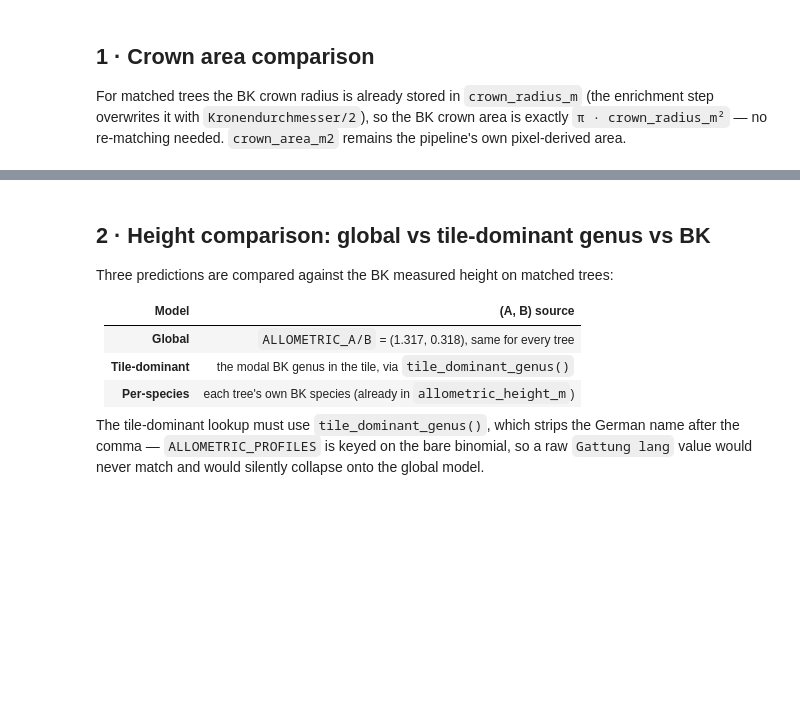
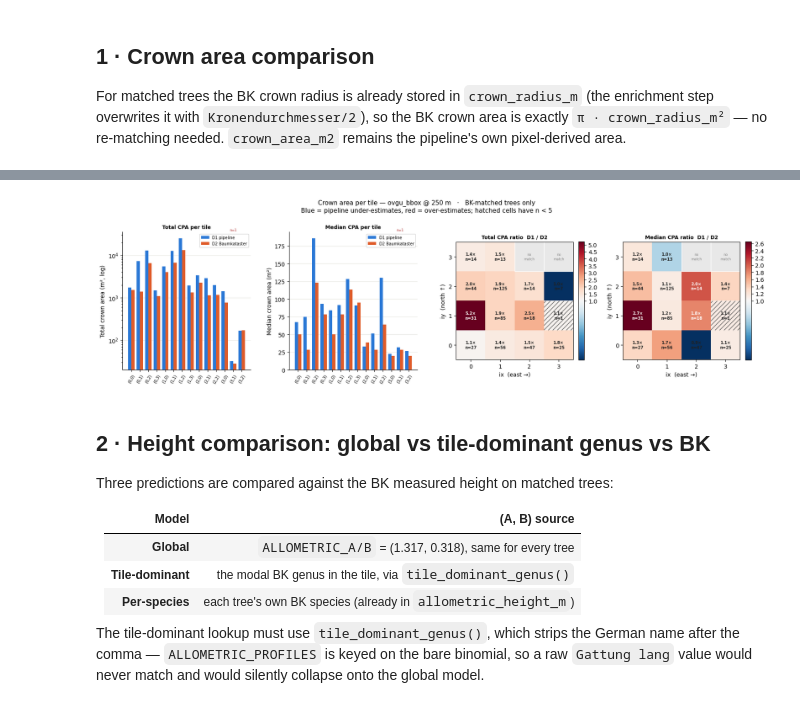
Before and after one commit to KumarJonnala/urban-shadow-analysis, a Jupyter notebook: test_notebooks/validation.ipynb, the cells around one changed output, grey strips where cells are left out. Cells and saved outputs as stored; diff of their text form; code cells hidden in the pictures; blank space fills up the shorter version.

```diff
--- a/test_notebooks/validation.ipynb
+++ b/test_notebooks/validation.ipynb
@@ -366,0 +523,90 @@ plt.show()
+# %%
+tdf = (matched.groupby("tile")
+       .agg(n=("crown_area_m2", "size"),
+            d1_total=("crown_area_m2", "sum"),   d1_median=("crown_area_m2", "median"),
+            d2_total=("bk_crown_area_m2", "sum"), d2_median=("bk_crown_area_m2", "median"))
+       .reindex(sorted(tile_geom)))          # every tile, even those with no matches
+tdf["total_ratio"]  = tdf["d1_total"]  / tdf["d2_total"]
+tdf["median_ratio"] = tdf["d1_median"] / tdf["d2_median"]
+tdf["n"] = tdf["n"].fillna(0).astype(int)
+
+disp = tdf.copy()
+disp.index = [f"({x},{y})" for x, y in disp.index]
+print("Crown area per tile — BK-matched trees only")
+print(disp.to_string(float_format=lambda v: f"{v:,.1f}", na_rep="—"))
+print(f"\nTiles with matches: {(tdf['n'] > 0).sum()} of {len(tdf)}   "
+      f"below n={MIN_N_TILE}: {((tdf['n'] > 0) & (tdf['n'] < MIN_N_TILE)).sum()}")
+print(f"Column totals — D1 {tdf['d1_total'].sum():,.0f} m²   D2 {tdf['d2_total'].sum():,.0f} m²   "
+      f"(matches the headline {d1_m.sum():,.0f} / {d2_m.sum():,.0f})")
+
+# ---------------------------------------------------------------- figure
+from matplotlib.colors import TwoSlopeNorm
+
+have = tdf[tdf["n"] > 0]
+labels = [f"({x},{y})" for x, y in have.index]
+x = np.arange(len(have)); w = 0.38
+
+fig, axes = plt.subplots(1, 4, figsize=(20, 4.4), gridspec_kw={"wspace": 0.30})
+
+# Panel 1 — total CPA per tile (log: spans 32 m² to 26,400 m²)
+axes[0].bar(x - w/2, have["d1_total"], w, color=C1, label="D1 pipeline")
+axes[0].bar(x + w/2, have["d2_total"], w, color=C2, label="D2 Baumkataster")
+axes[0].set_yscale("log")
+axes[0].set_xticks(x); axes[0].set_xticklabels(labels, rotation=60, fontsize=7)
+axes[0].set_ylabel("Total crown area (m², log)")
+axes[0].set_title("Total CPA per tile", fontsize=9, fontweight="bold")
+axes[0].legend(fontsize=7)
+
+# Panel 2 — median CPA per tile
+axes[1].bar(x - w/2, have["d1_median"], w, color=C1, label="D1 pipeline")
+axes[1].bar(x + w/2, have["d2_median"], w, color=C2, label="D2 Baumkataster")
+axes[1].set_xticks(x); axes[1].set_xticklabels(labels, rotation=60, fontsize=7)
+axes[1].set_ylabel("Median crown area (m²)")
+axes[1].set_title("Median CPA per tile", fontsize=9, fontweight="bold")
+axes[1].legend(fontsize=7)
+
+for ax in axes[:2]:
+    ax.spines[["top", "right"]].set_visible(False)
+    ax.grid(axis="y", color="#e1e0d9", linewidth=0.6); ax.set_axisbelow(True)
+    for xi, nv in zip(x, have["n"]):
+        if nv < MIN_N_TILE:
+            ax.annotate(f"n={nv}", (xi, 1), xycoords=("data", "axes fraction"),
+                        ha="center", va="bottom", fontsize=6, color="#b03030")
+
+# Panels 3-4 — spatial heatmaps of the two ratios
+n_grid = to_grid(tdf["n"])
+for ax, col, title in [(axes[2], "total_ratio",  "Total CPA ratio  D1 / D2"),
+                       (axes[3], "median_ratio", "Median CPA ratio  D1 / D2")]:
+    grid = to_grid(tdf[col])
+    finite = grid[np.isfinite(grid)]
+    vmax = max(float(finite.max()), 1.01) if finite.size else 2.0
+    vmin = min(float(finite.min()), 0.99) if finite.size else 0.5
+    im = ax.imshow(grid, origin="lower", cmap="RdBu_r",
+                   norm=TwoSlopeNorm(vmin=vmin, vcenter=1.0, vmax=vmax))
+    for iy in range(TILE_NY):
+        for ix in range(TILE_NX):
+            v, nv = grid[iy, ix], n_grid[iy, ix]
+            if not np.isfinite(v):
+                ax.add_patch(plt.Rectangle((ix - .5, iy - .5), 1, 1,
+                                           facecolor="#e8e8e8", edgecolor="white"))
+                ax.text(ix, iy, "no\nmatch", ha="center", va="center",
+                        fontsize=6, color="#888888")
+                continue
+            if nv < MIN_N_TILE:   # mark low-confidence cells
+                ax.add_patch(plt.Rectangle((ix - .5, iy - .5), 1, 1, fill=False,
+                                           hatch="///", edgecolor="#555555", linewidth=0))
+            ax.text(ix, iy, f"{v:.1f}×\nn={int(nv)}", ha="center", va="center",
+                    fontsize=7, fontweight="bold",
+                    color="white" if abs(v - 1) > (vmax - 1) * 0.45 else "#222222")
+    ax.set_xticks(range(TILE_NX)); ax.set_yticks(range(TILE_NY))
+    ax.set_xlabel("ix  (east →)"); ax.set_ylabel("iy  (north ↑)")
+    ax.set_title(title, fontsize=9, fontweight="bold")
+    fig.colorbar(im, ax=ax, fraction=0.046, pad=0.04)
+
+fig.suptitle(
+    f"Crown area per tile — {AREA_KEY} @ {TILE_SIZE} m   ·   BK-matched trees only\n"
+    f"Blue = pipeline under-estimates, red = over-estimates; hatched cells have n < {MIN_N_TILE}",
+    fontsize=11, y=1.06,
+)
+plt.show()
+# %% [output]
@@ -367,3 +630,4 @@ plt.show()
+[figure, added]
 # %% [markdown]
 ## 2 · Height comparison: global vs tile-dominant genus vs BK
 
```
Also changed, not shown: parts of 21 cells of this notebook, 1 other file.
